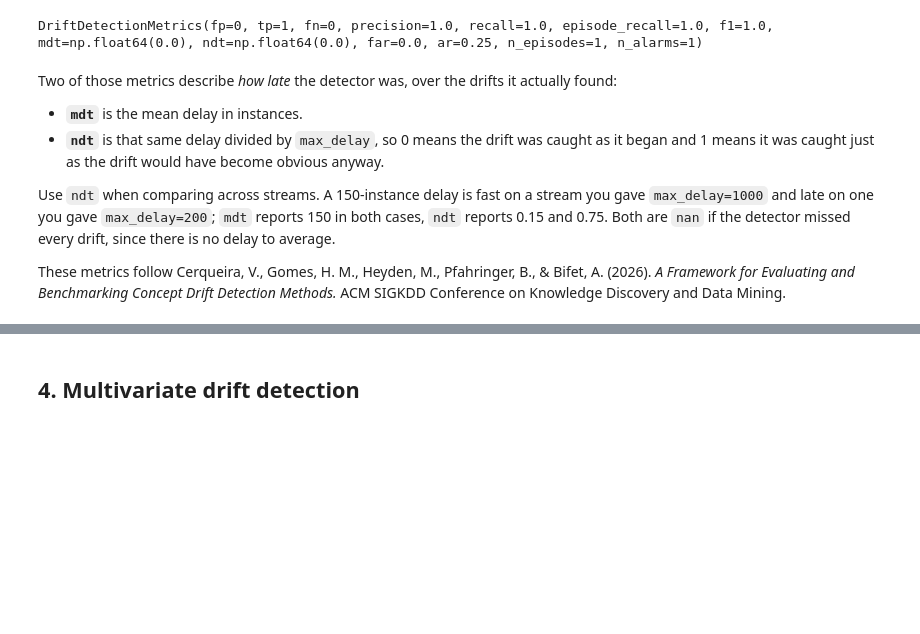
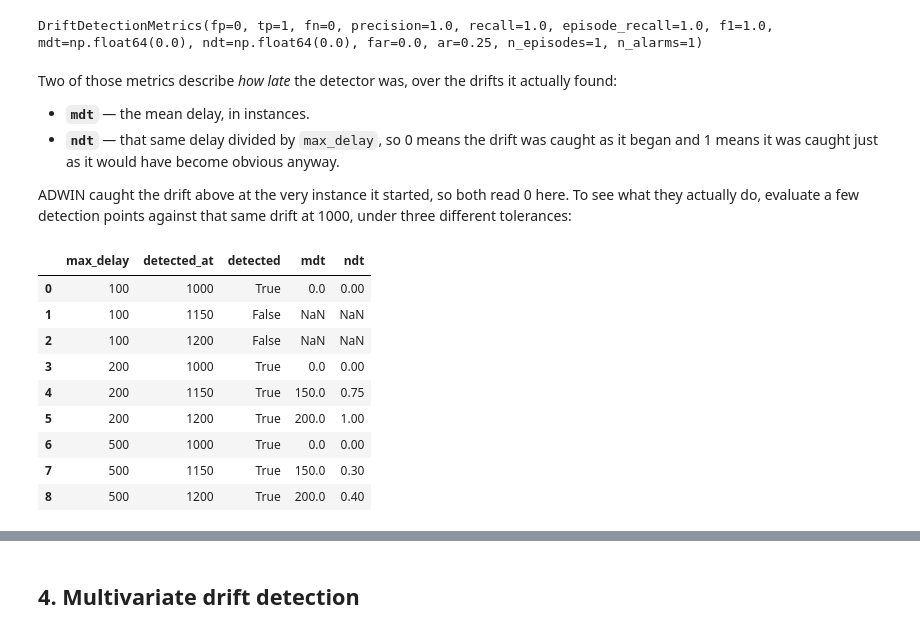
Before and after one commit to adaptive-machine-learning/CapyMOA, a Jupyter notebook: notebooks/drift_detection.ipynb, the cells around one changed output, grey strips where cells are left out. Cells and saved outputs as stored; diff of their text form; code cells hidden in the pictures; blank space fills up the shorter version.

Commit message:
docs(drift): demonstrate the delay metrics and cite the source paper

```diff
--- a/notebooks/drift_detection.ipynb
+++ b/notebooks/drift_detection.ipynb
@@ -126,9 +133,36 @@ DriftDetectionMetrics(fp=0, tp=1, fn=0, precision=1.0, recall=1.0, episode_recal
 # %% [markdown]
 Two of those metrics describe *how late* the detector was, over the drifts it actually found:
 
-- **`mdt`** is the mean delay in instances.
-- **`ndt`** is that same delay divided by `max_delay`, so 0 means the drift was caught as it began and 1 means it was caught just as the drift would have become obvious anyway.
+- **`mdt`** — the mean delay, in instances.
+- **`ndt`** — that same delay divided by `max_delay`, so 0 means the drift was caught as it began and 1 means it was caught just as it would have become obvious anyway.
 
-Use `ndt` when comparing across streams. A 150-instance delay is fast on a stream you gave `max_delay=1000` and late on one you gave `max_delay=200`; `mdt` reports 150 in both cases, `ndt` reports 0.15 and 0.75. Both are `nan` if the detector missed every drift, since there is no delay to average.
-
-These metrics follow Cerqueira, V., Gomes, H. M., Heyden, M., Pfahringer, B., & Bifet, A. (2026). *A Framework for Evaluating and Benchmarking Concept Drift Detection Methods.* ACM SIGKDD Conference on Knowledge Discovery and Data Mining.
+ADWIN caught the drift above at the very instance it started, so both read 0 here. To see what they actually do, evaluate a few detection points against that same drift at 1000, under three different tolerances:
+# %%
+rows = []
+for max_delay in (100, 200, 500):
+    for detected_at in (1000, 1150, 1200):
+        m = EvaluateDriftDetector(max_delay=max_delay).calc_performance(
+            trues=np.array([1000]), preds=np.array([detected_at]), tot_n_instances=2000
+        )
+        rows.append(
+            {
+                "max_delay": max_delay,
+                "detected_at": detected_at,
+                "detected": m.tp == 1,
+                "mdt": m.mdt,
+                "ndt": m.ndt,
+            }
+        )
+
+pd.DataFrame(rows)
+# %% [output]
+|  | max_delay | detected_at | detected | mdt | ndt |
+| 0 | 100 | 1000 | True | 0.0 | 0.00 |
+| 1 | 100 | 1150 | False | NaN | NaN |
+| 2 | 100 | 1200 | False | NaN | NaN |
+| 3 | 200 | 1000 | True | 0.0 | 0.00 |
+| 4 | 200 | 1150 | True | 150.0 | 0.75 |
+| 5 | 200 | 1200 | True | 200.0 | 1.00 |
+| 6 | 500 | 1000 | True | 0.0 | 0.00 |
+| 7 | 500 | 1150 | True | 150.0 | 0.30 |
+| 8 | 500 | 1200 | True | 200.0 | 0.40 |
```
Also changed, not shown: parts of 2 cells of this notebook, 1 other file.
